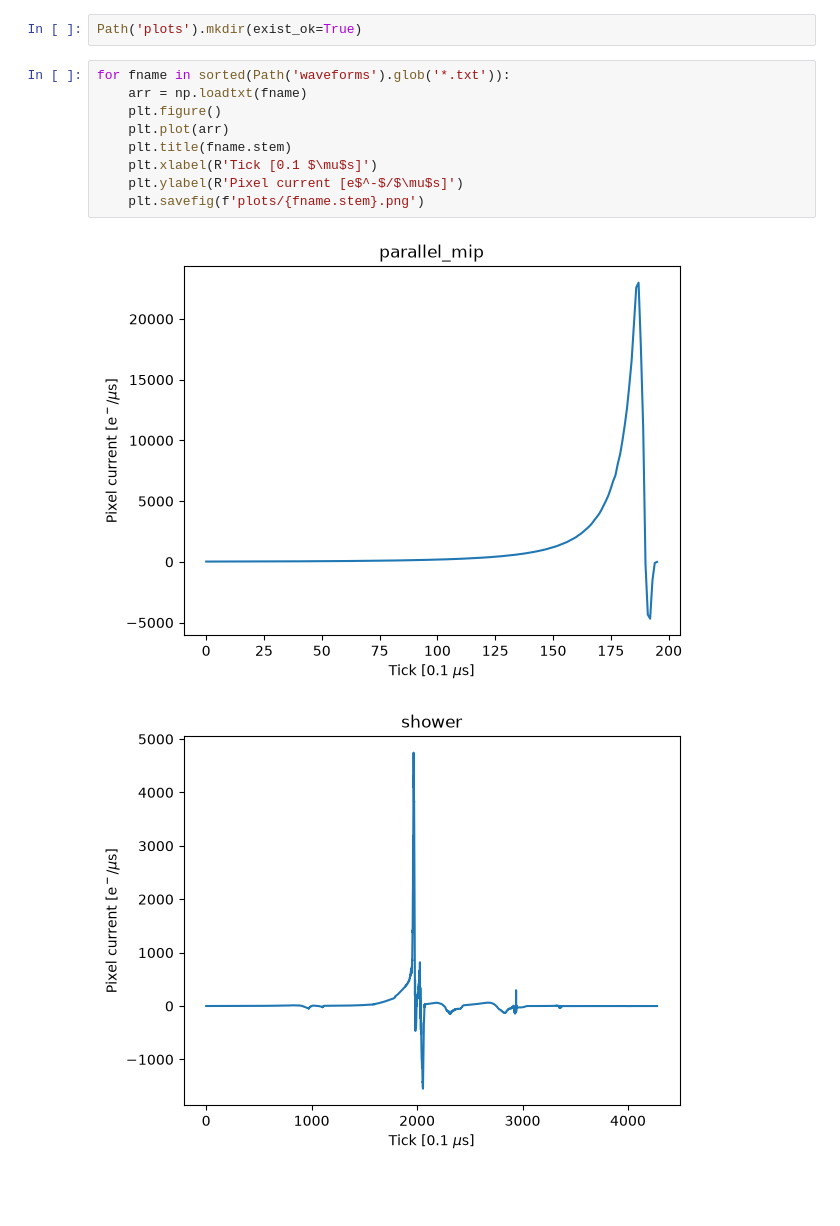
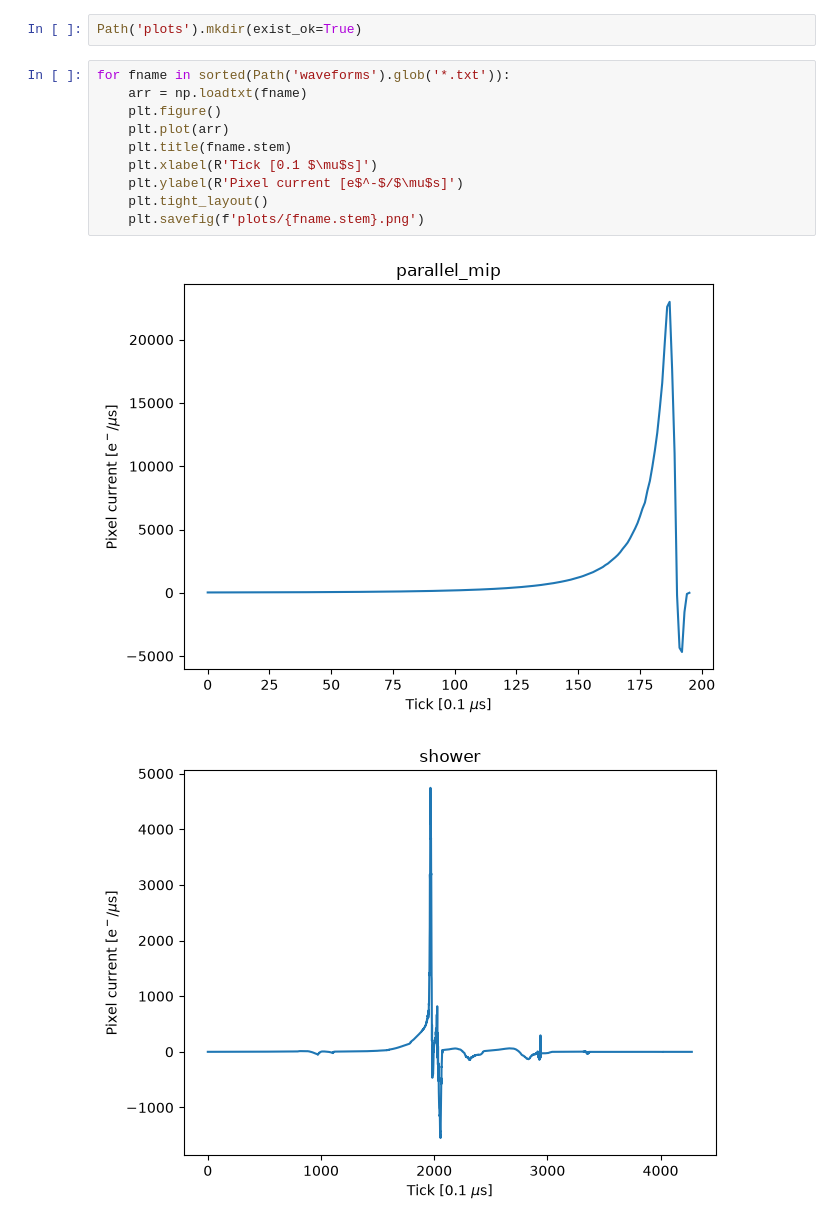
Before and after one commit to lbl-neutrino/larpix-current-waveforms, a Jupyter notebook: make_plots.ipynb, the cells around one changed output. Cells and saved outputs as stored; diff of their text form; blank space fills up the shorter version.

Commit message:
plot fix

```diff
--- a/make_plots.ipynb
+++ b/make_plots.ipynb
@@ -8,12 +8,13 @@ Path('plots').mkdir(exist_ok=True)
 # %%
 for fname in sorted(Path('waveforms').glob('*.txt')):
     arr = np.loadtxt(fname)
     plt.figure()
     plt.plot(arr)
     plt.title(fname.stem)
     plt.xlabel(R'Tick [0.1 $\mu$s]')
     plt.ylabel(R'Pixel current [e$^-$/$\mu$s]')
+    plt.tight_layout()
     plt.savefig(f'plots/{fname.stem}.png')
 # %% [output]
-[figure, old version]
+[figure, new version]
-[figure, old version]
+[figure, new version]
```
Also changed, not shown: 2 other files.
